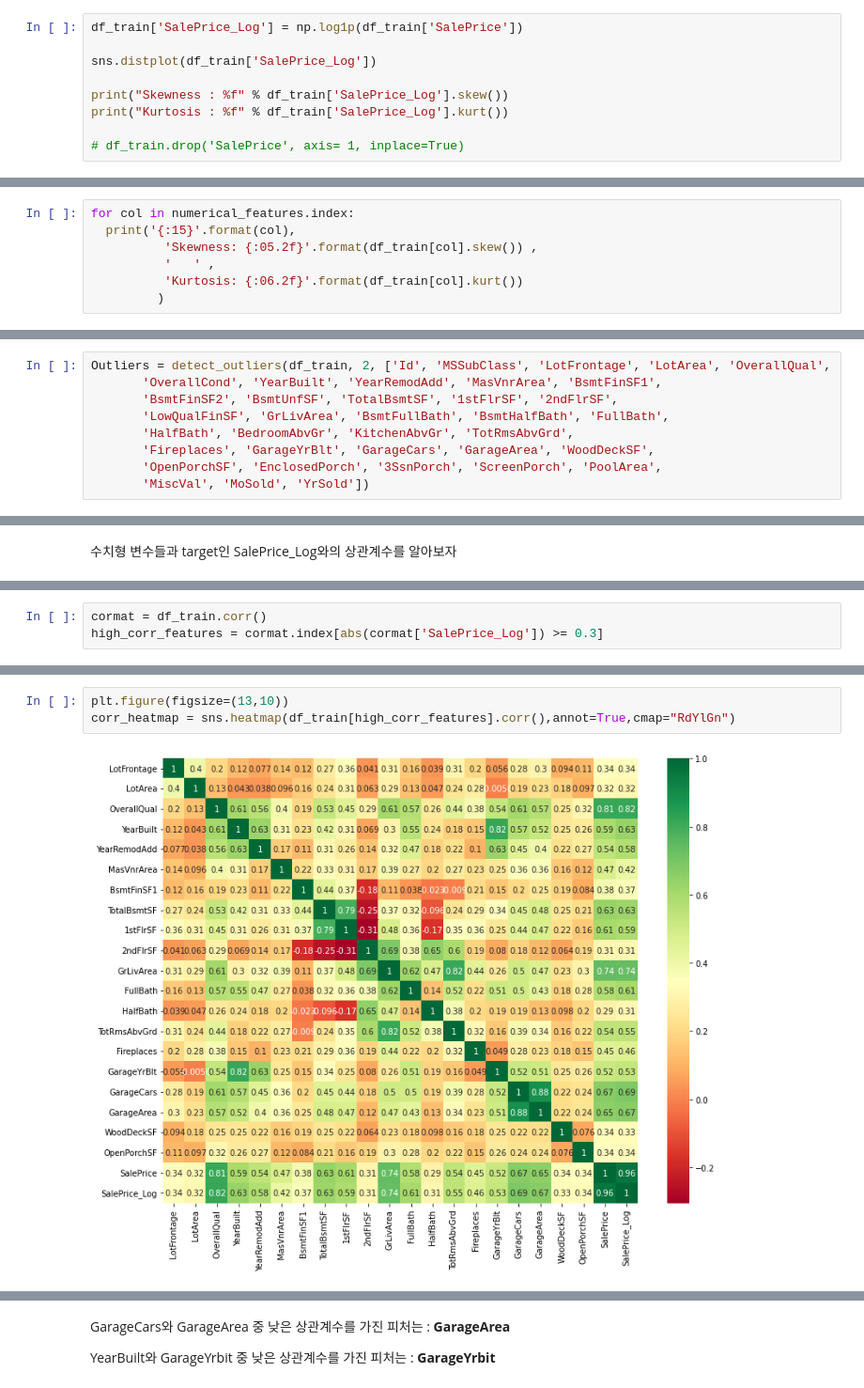
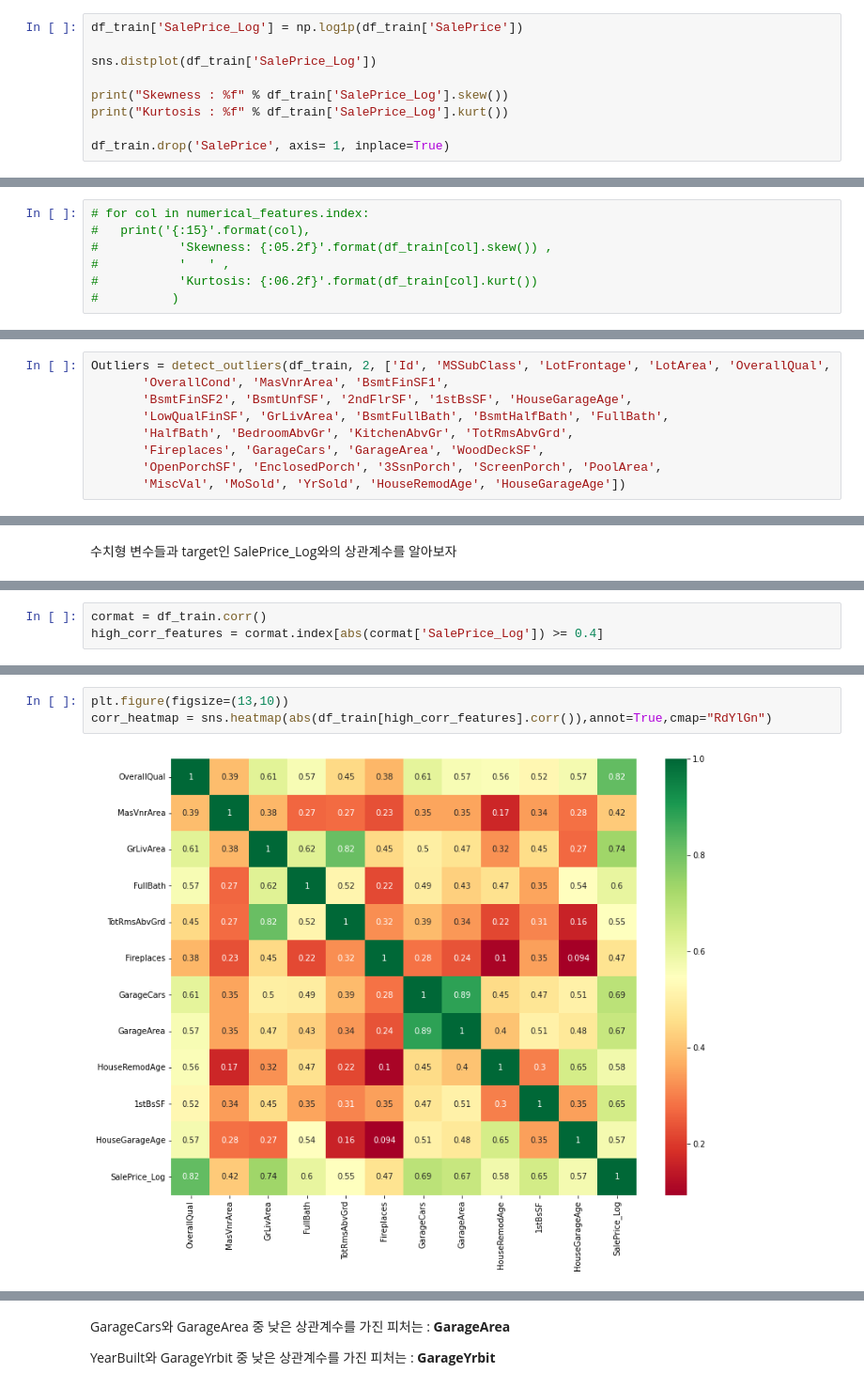
Before and after one commit to kimdahyeon977/kaggle-study, a Jupyter notebook: JunSeok/HousePrices/house_price_EDA.ipynb, the cells around one changed output, grey strips where cells are left out. Shown at 94% size. Cells and saved outputs as stored; diff of their text form.

```diff
--- a/JunSeok/HousePrices/house_price_EDA.ipynb
+++ b/JunSeok/HousePrices/house_price_EDA.ipynb
@@ -261,7 +359,7 @@ sns.distplot(df_train['SalePrice_Log'])
 print("Skewness : %f" % df_train['SalePrice_Log'].skew())
 print("Kurtosis : %f" % df_train['SalePrice_Log'].kurt())
 
-# df_train.drop('SalePrice', axis= 1, inplace=True)
+df_train.drop('SalePrice', axis= 1, inplace=True)
 # %% [output]
 Skewness : 0.121347
 Kurtosis : 0.809519
@@ -281,9 +379,9 @@ stats.probplot(df_train['SalePrice_Log'], plot=plt)
 # %% [markdown]
 데이터가 정규성을 잘 따르고 있는 것을 볼 수 있다.
 # %%
-for col in numerical_features.index:
-  print('{:15}'.format(col),
-          'Skewness: {:05.2f}'.format(df_train[col].skew()) ,
-          '   ' ,
-          'Kurtosis: {:06.2f}'.format(df_train[col].kurt())
-         )
+# for col in numerical_features.index:
+#   print('{:15}'.format(col),
+#           'Skewness: {:05.2f}'.format(df_train[col].skew()) ,
+#           '   ' ,
+#           'Kurtosis: {:06.2f}'.format(df_train[col].kurt())
+#          )
@@ -345,13 +450,13 @@ def detect_outliers(df, n, features):
     return multiple_outliers
 # %%
 Outliers = detect_outliers(df_train, 2, ['Id', 'MSSubClass', 'LotFrontage', 'LotArea', 'OverallQual',
-       'OverallCond', 'YearBuilt', 'YearRemodAdd', 'MasVnrArea', 'BsmtFinSF1',
-       'BsmtFinSF2', 'BsmtUnfSF', 'TotalBsmtSF', '1stFlrSF', '2ndFlrSF',
+       'OverallCond', 'MasVnrArea', 'BsmtFinSF1',
+       'BsmtFinSF2', 'BsmtUnfSF', '2ndFlrSF', '1stBsSF', 'HouseGarageAge',
        'LowQualFinSF', 'GrLivArea', 'BsmtFullBath', 'BsmtHalfBath', 'FullBath',
        'HalfBath', 'BedroomAbvGr', 'KitchenAbvGr', 'TotRmsAbvGrd',
-       'Fireplaces', 'GarageYrBlt', 'GarageCars', 'GarageArea', 'WoodDeckSF',
+       'Fireplaces', 'GarageCars', 'GarageArea', 'WoodDeckSF',
        'OpenPorchSF', 'EnclosedPorch', '3SsnPorch', 'ScreenPorch', 'PoolArea',
-       'MiscVal', 'MoSold', 'YrSold'])
+       'MiscVal', 'MoSold', 'YrSold', 'HouseRemodAge', 'HouseGarageAge'])
 # %%
 df_train.loc[Outliers]
 # %% [output]
@@ -598,7 +687,7 @@ PoolArea         0.006983
 Name: SalePrice_Log, dtype: float64
 # %%
 cormat = df_train.corr()
-high_corr_features = cormat.index[abs(cormat['SalePrice_Log']) >= 0.3]
+high_corr_features = cormat.index[abs(cormat['SalePrice_Log']) >= 0.4]
 # %%
 high_corr_features
 # %% [output]
@@ -610,6 +697,6 @@ Index(['LotFrontage', 'LotArea', 'OverallQual', 'YearBuilt', 'YearRemodAdd',
       dtype='object')
 # %%
 plt.figure(figsize=(13,10))
-corr_heatmap = sns.heatmap(df_train[high_corr_features].corr(),annot=True,cmap="RdYlGn")
+corr_heatmap = sns.heatmap(abs(df_train[high_corr_features].corr()),annot=True,cmap="RdYlGn")
 # %% [output]
-[figure, old version]
+[figure, new version]
```
Also changed, not shown: parts of 46 cells of this notebook.
